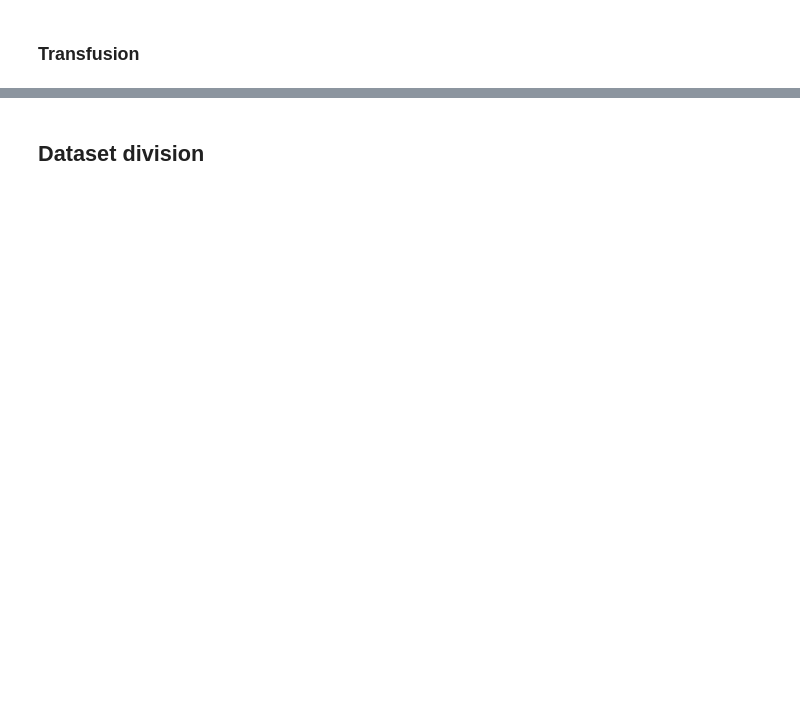
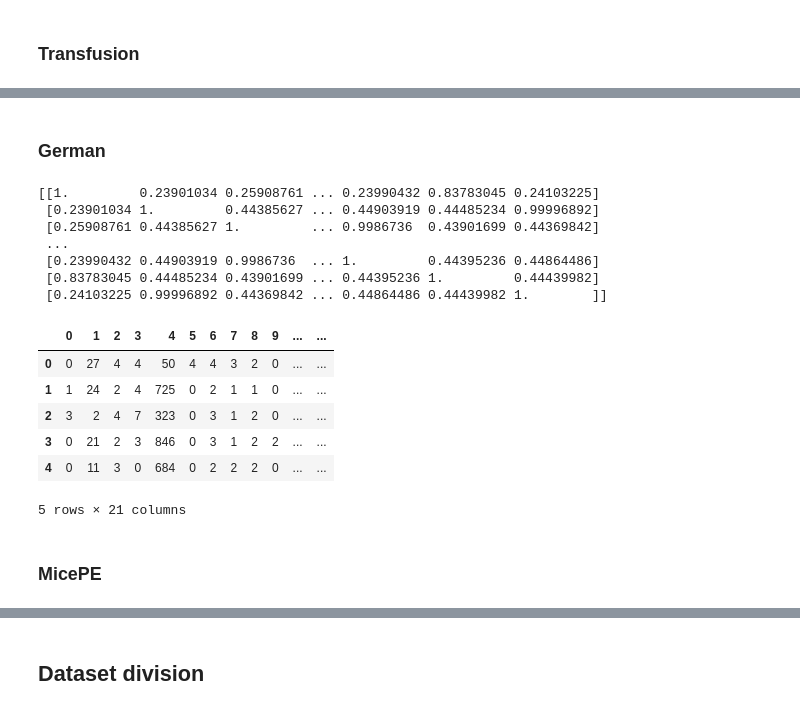
Before and after one commit to CarlosPena00/CIn-IF699-AM, a Jupyter notebook: project.ipynb, the cells around one changed output, grey strips where cells are left out. Saved outputs shown, nothing was run; the diff lists cells and outputs as text; code cells hidden in the pictures; blank space fills up the shorter version.

```diff
--- a/project.ipynb
+++ b/project.ipynb
@@ -52,0 +140,17 @@ df.head()
+# %%
+dtName      = 'data/' + datasetList[4]
+df          = pd.read_csv(dtName, header=None)
+number      = LabelEncoder()
+
+for i in range(len(df.columns)):
+    df[i]   = number.fit_transform(df[i].astype('str'))
+
+X, y        = df.iloc[:,:-1].values, df.iloc[:, -1].values
+enc         = OneHotEncoder(handle_unknown='ignore')
+one_hot     = enc.fit_transform(X[:, 0, None])
+one_hot_arr = one_hot.toarray()
+X           = normalize(X[:, 1:])
+X           = np.concatenate((one_hot_arr, X), axis=1)
+corr_x      = np.corrcoef(X)
+print(corr_x)
+df.head()
@@ -52,0 +216,36 @@ df.head()
+# %% [markdown]
+### German
+# %%
+dtName      = 'data/' + datasetList[7]
+df          = pd.read_csv(dtName, header=None,delim_whitespace=True)
+number      = LabelEncoder()
+
+for i in range(len(df.columns)):
+    df[i]   = number.fit_transform(df[i].astype('str'))
+
+X, y        = df.iloc[:,:-1].values, df.iloc[:, -1].values
+enc         = OneHotEncoder(handle_unknown='ignore')
+one_hot     = enc.fit_transform(X[:, 0, None])
+one_hot_arr = one_hot.toarray()
+X           = normalize(X[:, 1:])
+X           = np.concatenate((one_hot_arr, X), axis=1)
+corr_x      = np.corrcoef(X)
+print(corr_x)
+df.head()
+# %% [output]
+[[1.         0.23901034 0.25908761 ... 0.23990432 0.83783045 0.24103225]
+ [0.23901034 1.         0.44385627 ... 0.44903919 0.44485234 0.99996892]
+ [0.25908761 0.44385627 1.         ... 0.9986736  0.43901699 0.44369842]
+ ...
+ [0.23990432 0.44903919 0.9986736  ... 1.         0.44395236 0.44864486]
+ [0.83783045 0.44485234 0.43901699 ... 0.44395236 1.         0.44439982]
+ [0.24103225 0.99996892 0.44369842 ... 0.44864486 0.44439982 1.        ]]
+|  | 0 | 1 | 2 | 3 | 4 | 5 | 6 | 7 | 8 | 9 | ... | ... |
+| 0 | 0 | 27 | 4 | 4 | 50 | 4 | 4 | 3 | 2 | 0 | ... | ... |
+| 1 | 1 | 24 | 2 | 4 | 725 | 0 | 2 | 1 | 1 | 0 | ... | ... |
+| 2 | 3 | 2 | 4 | 7 | 323 | 0 | 3 | 1 | 2 | 0 | ... | ... |
+| 3 | 0 | 21 | 2 | 3 | 846 | 0 | 3 | 1 | 2 | 2 | ... | ... |
+| 4 | 0 | 11 | 3 | 0 | 684 | 0 | 2 | 2 | 2 | 0 | ... | ... |
+5 rows × 21 columns
+# %% [markdown]
+### MicePE
```
Also changed, not shown: parts of 14 cells of this notebook, 1 other file.
